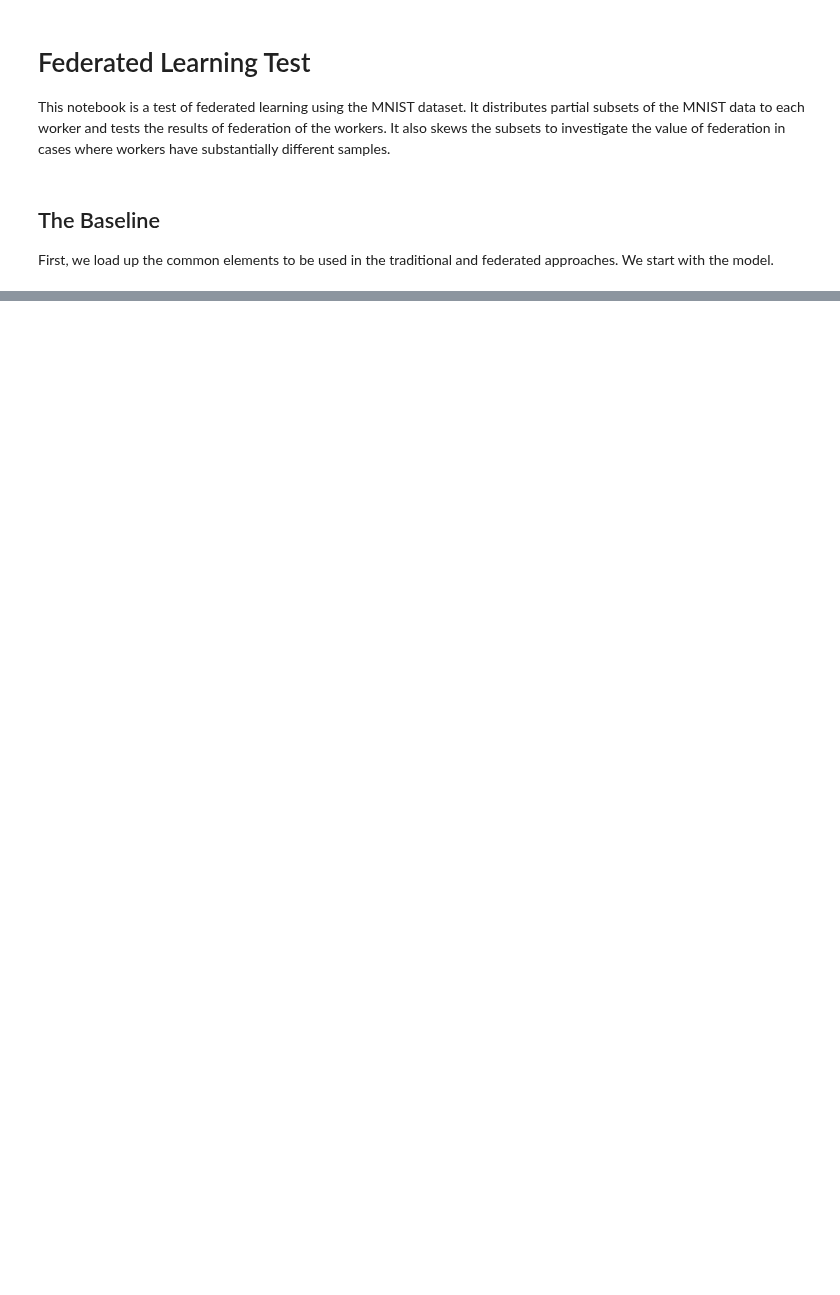
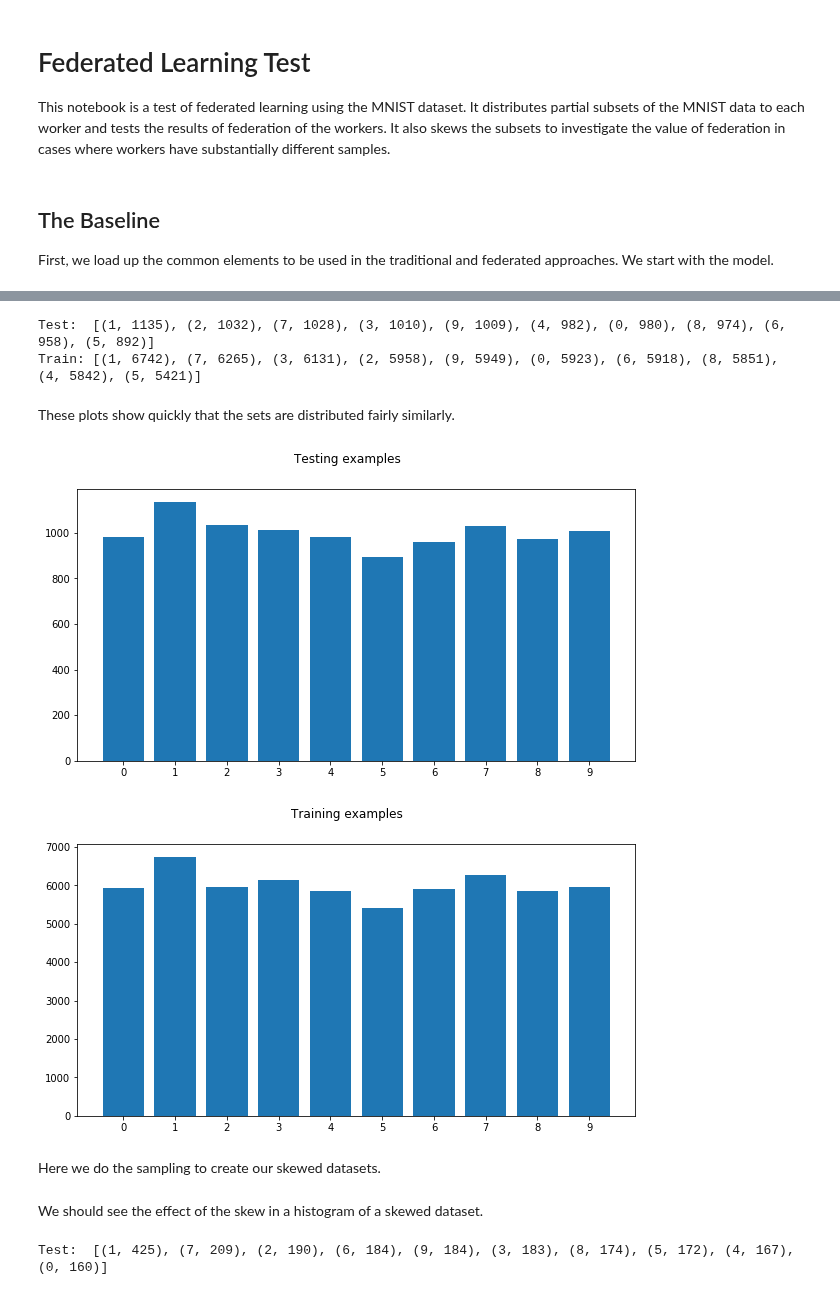
Before and after one commit to rmicallef/bfpytorch, a Jupyter notebook: MNIST-fed.ipynb, the cells around one changed output, grey strips where cells are left out. Saved outputs shown, nothing was run; the diff lists cells and outputs as text; code cells hidden in the pictures; blank space fills up the shorter version.

Commit message:
adding plots

```diff
--- a/MNIST-fed.ipynb
+++ b/MNIST-fed.ipynb
@@ -106,7 +104,8 @@ from torch.utils.data import DataLoader
 # %%
-# create standard dataloaders using all of the MNIST data
+from torch.utils.data import DataLoader
 
 batch_size = 64
 
-#train_dloader = DataLoader(train_dset, batch_size=batch_size, shuffle=True)
-#test_dloader = DataLoader(test_dset, batch_size=batch_size, shuffle=False)
+# # create standard dataloaders using all of the MNIST data - this is for baseline purposes
+train_dloader = DataLoader(train_dset, batch_size=batch_size, shuffle=True)
+test_dloader = DataLoader(test_dset, batch_size=batch_size, shuffle=False)
@@ -115 +112,34 @@ from tqdm import tqdm
+# %%
+from collections import Counter
+
+_, ys = list(zip(*test_dloader))
+print("Test: ", Counter(int(y) for y in torch.cat(ys)).most_common())
+
+_, ys = list(zip(*train_dloader))
+print("Train:", Counter(int(y) for y in torch.cat(ys)).most_common())
+# %% [output]
+Test:  [(1, 1135), (2, 1032), (7, 1028), (3, 1010), (9, 1009), (4, 982), (0, 980), (8, 974), (6, 958), (5, 892)]
+Train: [(1, 6742), (7, 6265), (3, 6131), (2, 5958), (9, 5949), (0, 5923), (6, 5918), (8, 5851), (4, 5842), (5, 5421)]
+# %% [markdown]
+These plots show quickly that the sets are distributed fairly similarly.
+# %%
+%matplotlib inline
+import matplotlib.pyplot as plt
+
+fig, ax = plt.subplots(figsize=(10, 5))
+fig.suptitle('Testing examples')
+ax.xaxis.set_major_locator(plt.MultipleLocator(1))
+H = ax.hist(test_dloader.dataset.targets, bins=range(11), histtype='bar', align='left', rwidth=0.8)
+plt.show();
+
+fig, ax = plt.subplots(figsize=(10, 5))
+fig.suptitle('Training examples')
+ax.xaxis.set_major_locator(plt.MultipleLocator(1))
+H = ax.hist(train_dloader.dataset.targets, bins=range(11), histtype='bar', align='left', rwidth=0.8)
+plt.show();
+# %% [output]
+[figure, added]
+[figure, added]
+# %% [markdown]
+Here we do the sampling to create our skewed datasets.
 # %%
@@ -122 +158,8 @@ for label in tqdm(range(10)):
     stacked_data_loaders.append(DataLoader(train_dset, batch_size=batch_size, shuffle=False, sampler=stacked_sampler))
+# %% [markdown]
+We should see the effect of the skew in a histogram of a skewed dataset.
+# %%
+_, ys = list(zip(*stacked_data_loaders[1]))
+print("Test: ", Counter(int(y) for y in torch.cat(ys)).most_common())
+# %% [output]
+Test:  [(1, 425), (7, 209), (2, 190), (6, 184), (9, 184), (3, 183), (8, 174), (5, 172), (4, 167), (0, 160)]
```
Also changed, not shown: parts of 18 cells of this notebook, 1 other file.
